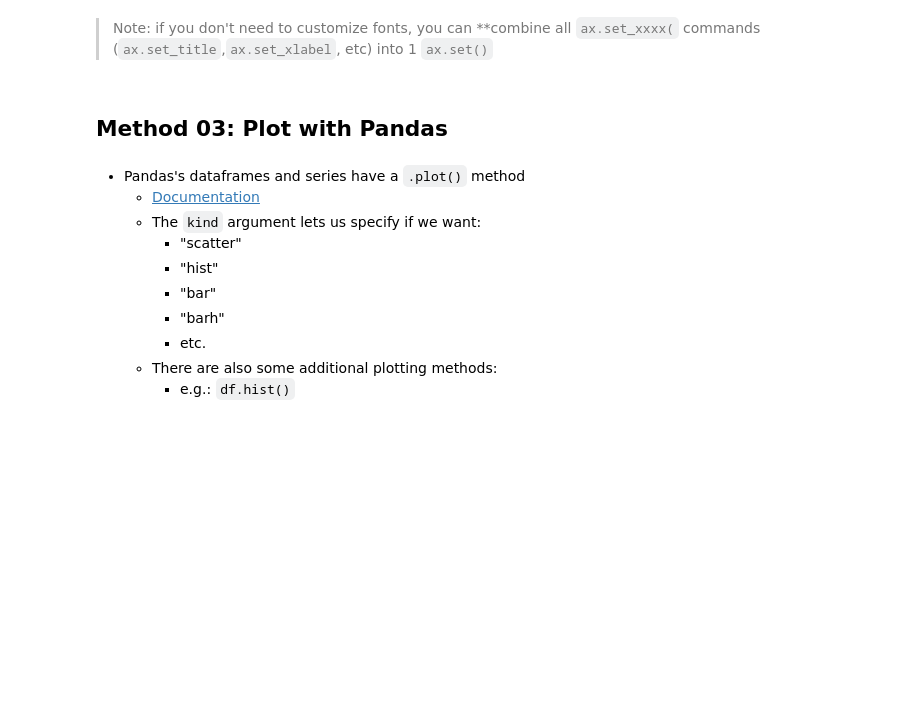
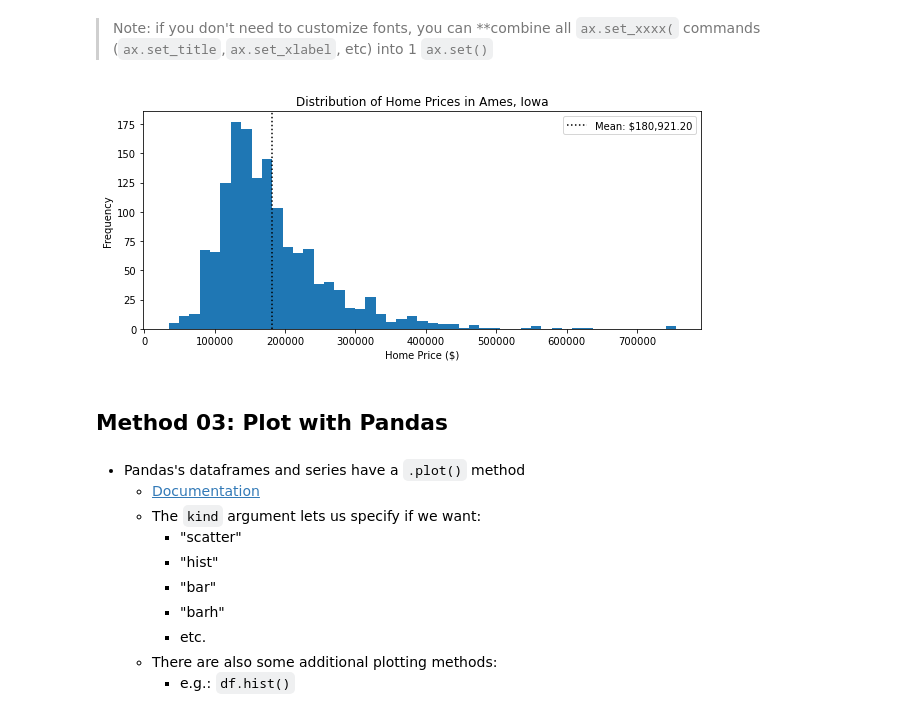
Before and after one commit to flatiron-school/ds-flex-fundamentals-of-data-visualization-2021, a Jupyter notebook: Fundamentals of Visualizations_v1_SG.ipynb, the cells around one changed output. Drawn from its saved outputs; the diff is of its cells as text; code cells hidden in the pictures; blank space fills up the shorter version.

```diff
--- a/Fundamentals of Visualizations_v1_SG.ipynb
+++ b/Fundamentals of Visualizations_v1_SG.ipynb
@@ -229,3 +310,19 @@ df.info()
+# %%
+#Plot 1: Sale Price Distribution - OOP with ax.set()
+#Plot 1: Sale Price Distribution - OOP
+fig, ax = plt.subplots(figsize=(10,4))
+
+ax.hist(df['SalePrice'],bins='auto')
+ax.set(xlabel="Home Price ($)", ylabel="Frequency",
+       title='Distribution of Home Prices in Ames, Iowa');
+
+
+mean = df['SalePrice'].mean()
+# plt.axvline(mean, label= f"Mean: ${round(mean,2)}",color='black', ls=":")
+ax.axvline(mean, label= f"Mean: ${mean:,.2f}",color='black', ls=":")
+ax.legend();
+# %% [output]
+[figure, added]
 # %% [markdown]
 ## Method 03: Plot with Pandas
 # %% [markdown]
```
Also changed, not shown: parts of 35 cells of this notebook, 2 other files.
